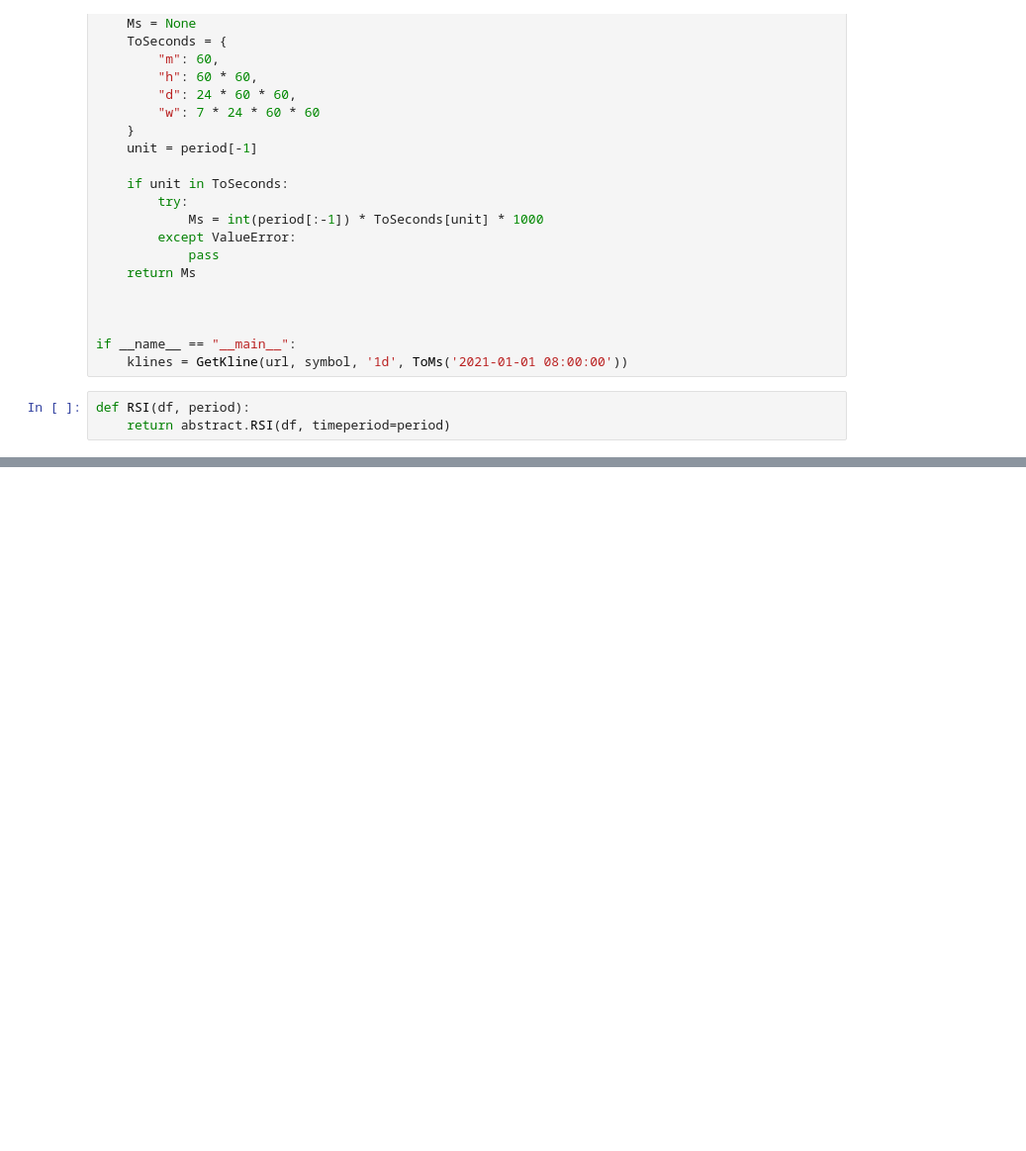
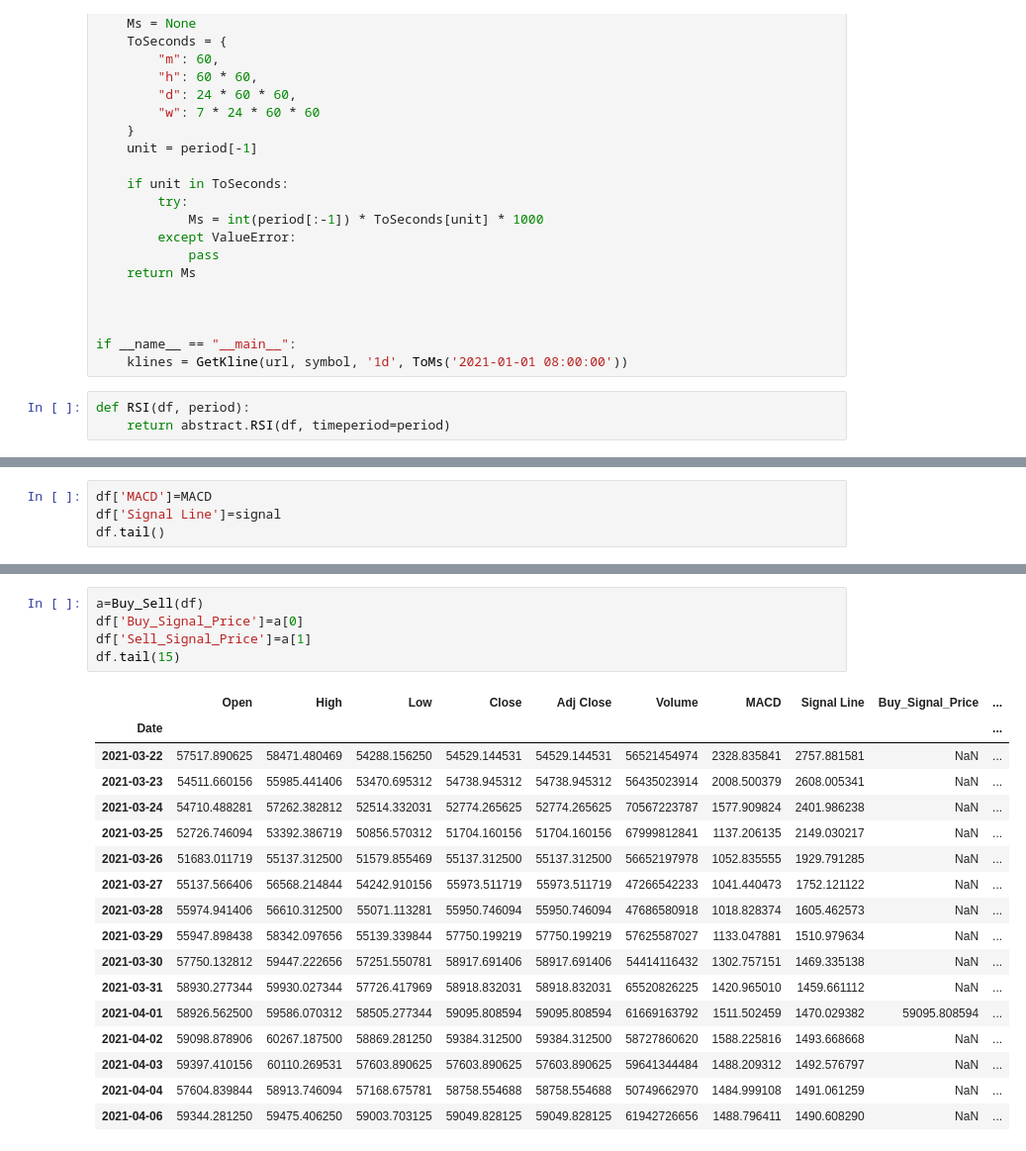
Before and after one commit to bitcoin-straight-up/tyga-ver., a Jupyter notebook: bit0331/Bitcoin.ipynb, the cells around one changed output, grey strips where cells are left out. Shown at 99% size. Saved outputs shown, nothing was run; the diff lists cells and outputs as text; blank space fills up the shorter version.

```diff
--- a/bit0331/Bitcoin.ipynb
+++ b/bit0331/Bitcoin.ipynb
@@ -133,0 +134,4 @@ plt.show()
+# %%
+df['MACD']=MACD
+df['Signal Line']=signal
+df.tail()
@@ -133,0 +172,23 @@ plt.show()
+# %%
+a=Buy_Sell(df)
+df['Buy_Signal_Price']=a[0]
+df['Sell_Signal_Price']=a[1]
+df.tail(15)
+# %% [output]
+|  | Open | High | Low | Close | Adj Close | Volume | MACD | Signal Line | Buy_Signal_Price | ... |
+| Date |  |  |  |  |  |  |  |  |  | ... |
+| 2021-03-22 | 57517.890625 | 58471.480469 | 54288.156250 | 54529.144531 | 54529.144531 | 56521454974 | 2328.835841 | 2757.881581 | NaN | ... |
+| 2021-03-23 | 54511.660156 | 55985.441406 | 53470.695312 | 54738.945312 | 54738.945312 | 56435023914 | 2008.500379 | 2608.005341 | NaN | ... |
+| 2021-03-24 | 54710.488281 | 57262.382812 | 52514.332031 | 52774.265625 | 52774.265625 | 70567223787 | 1577.909824 | 2401.986238 | NaN | ... |
+| 2021-03-25 | 52726.746094 | 53392.386719 | 50856.570312 | 51704.160156 | 51704.160156 | 67999812841 | 1137.206135 | 2149.030217 | NaN | ... |
+| 2021-03-26 | 51683.011719 | 55137.312500 | 51579.855469 | 55137.312500 | 55137.312500 | 56652197978 | 1052.835555 | 1929.791285 | NaN | ... |
+| 2021-03-27 | 55137.566406 | 56568.214844 | 54242.910156 | 55973.511719 | 55973.511719 | 47266542233 | 1041.440473 | 1752.121122 | NaN | ... |
+| 2021-03-28 | 55974.941406 | 56610.312500 | 55071.113281 | 55950.746094 | 55950.746094 | 47686580918 | 1018.828374 | 1605.462573 | NaN | ... |
+| 2021-03-29 | 55947.898438 | 58342.097656 | 55139.339844 | 57750.199219 | 57750.199219 | 57625587027 | 1133.047881 | 1510.979634 | NaN | ... |
+| 2021-03-30 | 57750.132812 | 59447.222656 | 57251.550781 | 58917.691406 | 58917.691406 | 54414116432 | 1302.757151 | 1469.335138 | NaN | ... |
+| 2021-03-31 | 58930.277344 | 59930.027344 | 57726.417969 | 58918.832031 | 58918.832031 | 65520826225 | 1420.965010 | 1459.661112 | NaN | ... |
+| 2021-04-01 | 58926.562500 | 59586.070312 | 58505.277344 | 59095.808594 | 59095.808594 | 61669163792 | 1511.502459 | 1470.029382 | 59095.808594 | ... |
+| 2021-04-02 | 59098.878906 | 60267.187500 | 58869.281250 | 59384.312500 | 59384.312500 | 58727860620 | 1588.225816 | 1493.668668 | NaN | ... |
+| 2021-04-03 | 59397.410156 | 60110.269531 | 57603.890625 | 57603.890625 | 57603.890625 | 59641344484 | 1488.209312 | 1492.576797 | NaN | ... |
+| 2021-04-04 | 57604.839844 | 58913.746094 | 57168.675781 | 58758.554688 | 58758.554688 | 50749662970 | 1484.999108 | 1491.061259 | NaN | ... |
+| 2021-04-06 | 59344.281250 | 59475.406250 | 59003.703125 | 59049.828125 | 59049.828125 | 61942726656 | 1488.796411 | 1490.608290 | NaN | ... |
```
Also changed, not shown: parts of 6 cells of this notebook.
